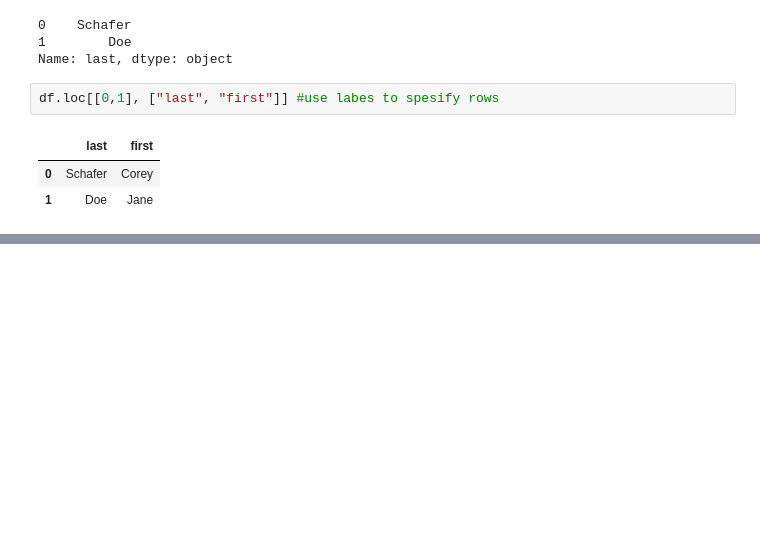
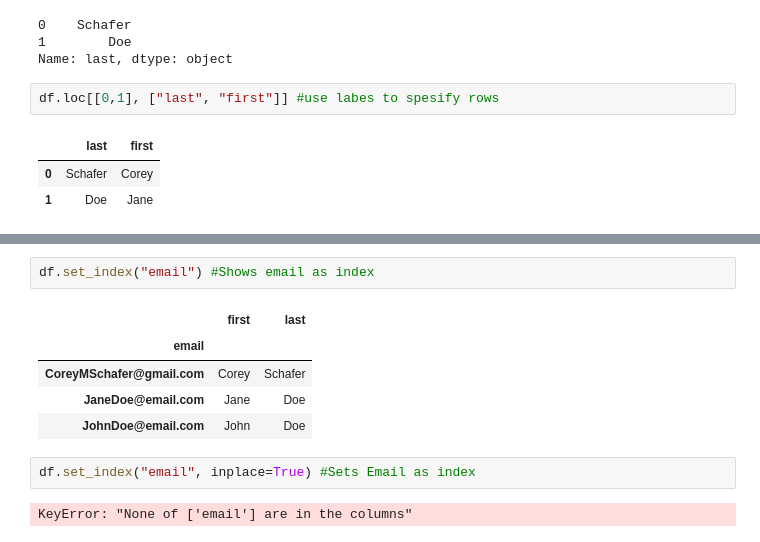
Before and after one commit to jkaikkonen/Pandas-training, a Jupyter notebook: Codesnippets.ipynb, the cells around one changed output, grey strips where cells are left out. Cells and saved outputs as stored; diff of their text form; blank space fills up the shorter version.

```diff
--- a/Codesnippets.ipynb
+++ b/Codesnippets.ipynb
@@ -77,0 +85,12 @@ df.loc[[0,1], ["last", "first"]] #use labes to spesify rows
+# %%
+df.set_index("email") #Shows email as index
+# %% [output]
+|  | first | last |
+| email |  |  |
+| CoreyMSchafer@gmail.com | Corey | Schafer |
+| JaneDoe@email.com | Jane | Doe |
+| JohnDoe@email.com | John | Doe |
+# %%
+df.set_index("email", inplace=True) #Sets Email as index
+# %% [output]
+KeyError: "None of ['email'] are in the columns"
```
Also changed, not shown: parts of 7 cells of this notebook, 1 other file.
